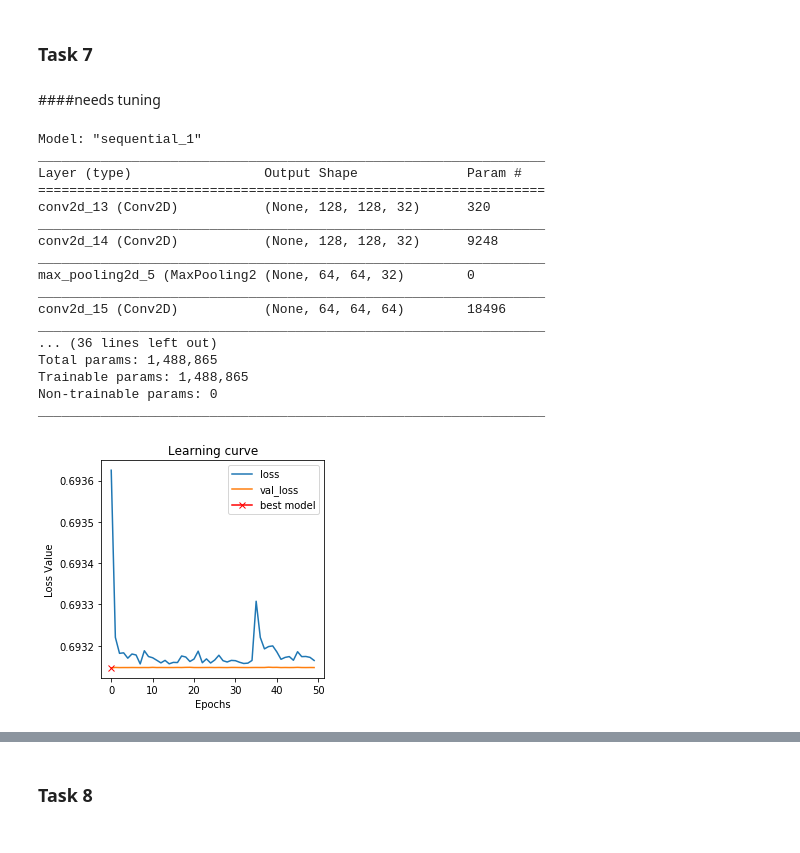
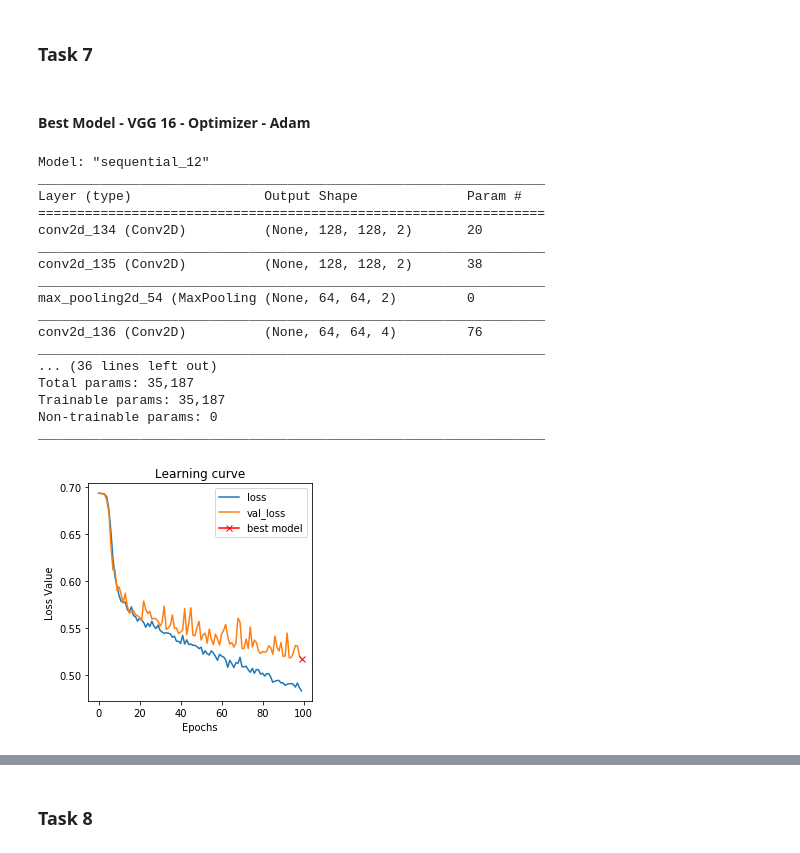
Before and after one commit to salujarohit/Deep-Learning-for-Medical-Images, a Jupyter notebook: lab1/Lab1.ipynb, the cells around one changed output, grey strips where cells are left out. Drawn from its saved outputs; the diff is of its cells as text; code cells hidden in the pictures.

```diff
--- a/lab1/Lab1.ipynb
+++ b/lab1/Lab1.ipynb
@@ -449,6 +449,7 @@ Number of neuorn depends mainly on number of class in data, but also choise of a
 For example in binary classification, we can have one neuron with sigmoid or tanh, or two neurons with softmax activation.
 For multi-class classification, we would choose number of neurons similiar to number of class in data with softmax activation in each neuron.
 # %%
+skin_data_path = '/Lab1/Skin/'                          # Path to data root. Inside this path,
 x_train_skin128, x_test_skin128, y_train_skin128, y_test_skin128 = get_data(skin_data_path, 128, 128, 'Mel', 'Nev')
 # %% [output]
 Reading: 0/1000  of train images
@@ -876,51 +877,51 @@ def model_vgg16(img_ch, img_width, img_height, Base):
     Conv2D(Base*2, (3, 3), activation='relu', padding='same'),
     Conv2D(Base*2, (3, 3), activation='relu', padding='same',),
     MaxPooling2D(pool_size=(2, 2), strides=(2, 2)),
-    Conv2D(Base*3, (3, 3), activation='relu', padding='same',),
-    Conv2D(Base*3, (3, 3), activation='relu', padding='same',),
-    Conv2D(Base*3, (3, 3), activation='relu', padding='same',),
-    MaxPooling2D(pool_size=(2, 2), strides=(2, 2)),
     Conv2D(Base*4, (3, 3), activation='relu', padding='same',),
     Conv2D(Base*4, (3, 3), activation='relu', padding='same',),
     Conv2D(Base*4, (3, 3), activation='relu', padding='same',),
     MaxPooling2D(pool_size=(2, 2), strides=(2, 2)),
-    Conv2D(Base*4, (3, 3), activation='relu', padding='same',),
-    Conv2D(Base*4, (3, 3), activation='relu', padding='same',),
-    Conv2D(Base*4, (3, 3), activation='relu', padding='same',),
+    Conv2D(Base*8, (3, 3), activation='relu', padding='same',),
+    Conv2D(Base*8, (3, 3), activation='relu', padding='same',),
+    Conv2D(Base*8, (3, 3), activation='relu', padding='same',),
+    MaxPooling2D(pool_size=(2, 2), strides=(2, 2)),
+    Conv2D(Base*8, (3, 3), activation='relu', padding='same',),
+    Conv2D(Base*8, (3, 3), activation='relu', padding='same',),
+    Conv2D(Base*8, (3, 3), activation='relu', padding='same',),
     MaxPooling2D(pool_size=(2, 2), strides=(2, 2)),
     Flatten(),
-    Dense(Base*5, activation='relu'),
-    Dense(Base*5, activation='relu'),
+    Dense(64, activation='relu'),
+    Dense(64, activation='relu'),
     Dense(1, activation='sigmoid')
     ])
 
     model.summary()
     return model
-# %% [markdown]
-####needs tuning
+# %% [markdown]
+#### Best Model - VGG 16 - Optimizer - Adam
 # %%
-vgg16_model = model_vgg16(x_train_skin128.shape[3], x_train_skin128.shape[2], x_train_skin128.shape[1], 32)
+vgg16_model = model_vgg16(x_train_skin128.shape[3], x_train_skin128.shape[2], x_train_skin128.shape[1], 2)
 vgg16_model.compile(loss='binary_crossentropy',
-              optimizer = Adam(lr=0.0001),
+              optimizer = Adam(lr=0.00004),
               metrics=['binary_accuracy'])
-vgg16_history = vgg16_model.fit(x_train_skin128, y_train_skin128,validation_data=(x_test_skin128,y_test_skin128), epochs = 50, batch_size=8, verbose=0)
+vgg16_history = vgg16_model.fit(x_train_skin128, y_train_skin128,validation_data=(x_test_skin128,y_test_skin128), epochs = 100, batch_size=8, verbose=0)
 plot_history(vgg16_history)
 # %% [output]
-Model: "sequential_1"
+Model: "sequential_12"
 _________________________________________________________________
 Layer (type)                 Output Shape              Param #
 =================================================================
-conv2d_13 (Conv2D)           (None, 128, 128, 32)      320
+conv2d_134 (Conv2D)          (None, 128, 128, 2)       20
 _________________________________________________________________
-conv2d_14 (Conv2D)           (None, 128, 128, 32)      9248
+conv2d_135 (Conv2D)          (None, 128, 128, 2)       38
 _________________________________________________________________
-max_pooling2d_5 (MaxPooling2 (None, 64, 64, 32)        0
+max_pooling2d_54 (MaxPooling (None, 64, 64, 2)         0
 _________________________________________________________________
-conv2d_15 (Conv2D)           (None, 64, 64, 64)        18496
+conv2d_136 (Conv2D)          (None, 64, 64, 4)         76
 _________________________________________________________________
 ... (36 lines left out)
-Total params: 1,488,865
-Trainable params: 1,488,865
+Total params: 35,187
+Trainable params: 35,187
 Non-trainable params: 0
 _________________________________________________________________
-[figure, old version]
+[figure, new version]
```
Also changed, not shown: parts of 16 cells of this notebook.
